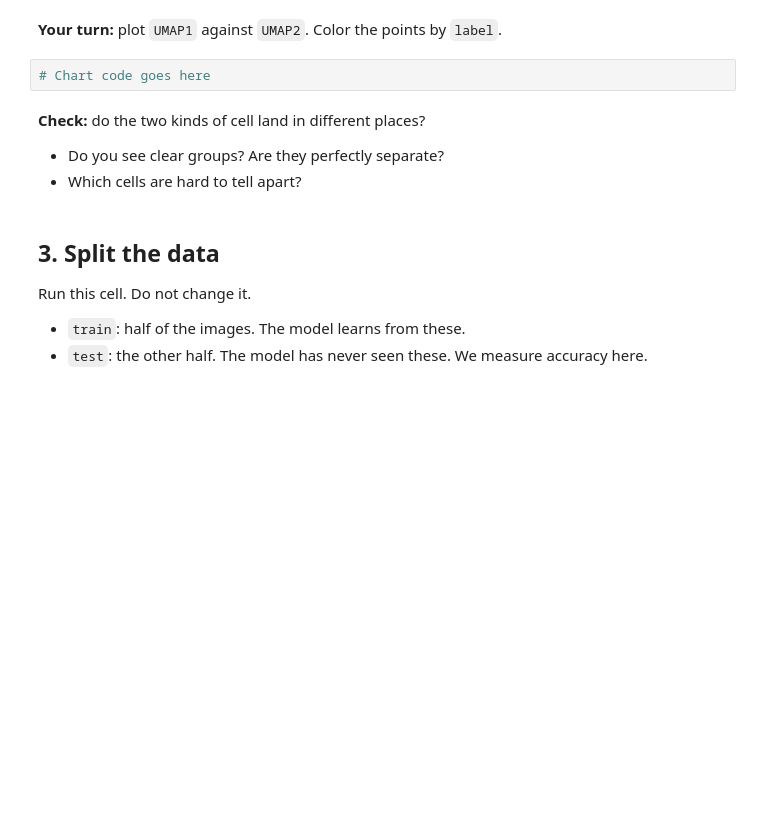
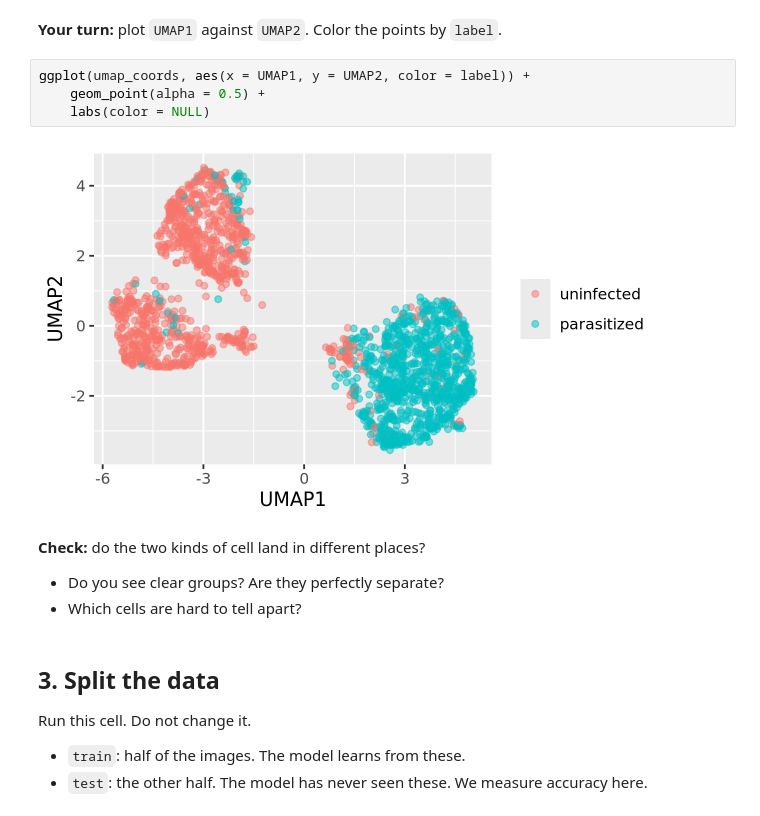
Before and after one commit to cjell/codespace, a Jupyter notebook: exercises/17-encoder-exercise.ipynb, the cells around one changed output. Drawn from its saved outputs; the diff is of its cells as text; blank space fills up the shorter version.

```diff
--- a/exercises/17-encoder-exercise.ipynb
+++ b/exercises/17-encoder-exercise.ipynb
@@ -44,7 +72,11 @@ umap_coords |> head()
 # %% [markdown]
 **Your turn:** plot `UMAP1` against `UMAP2`. Color the points by `label`.
 # %%
-# Chart code goes here
+ggplot(umap_coords, aes(x = UMAP1, y = UMAP2, color = label)) +
+    geom_point(alpha = 0.5) +
+    labs(color = NULL)
+# %% [output]
+[figure, added]
 # %% [markdown]
 **Check:** do the two kinds of cell land in different places?
 
```
Also changed, not shown: parts of 8 cells of this notebook.
